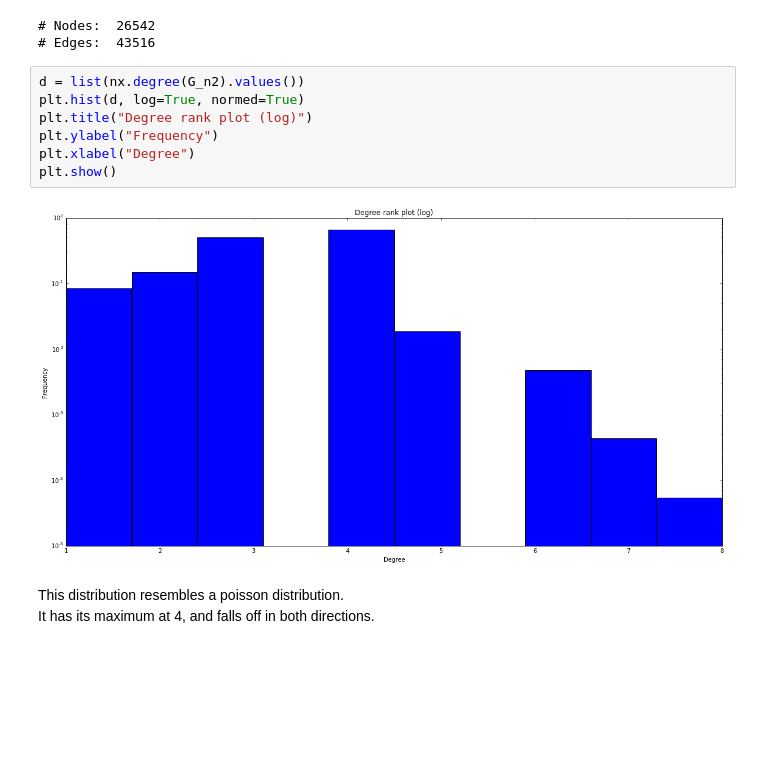
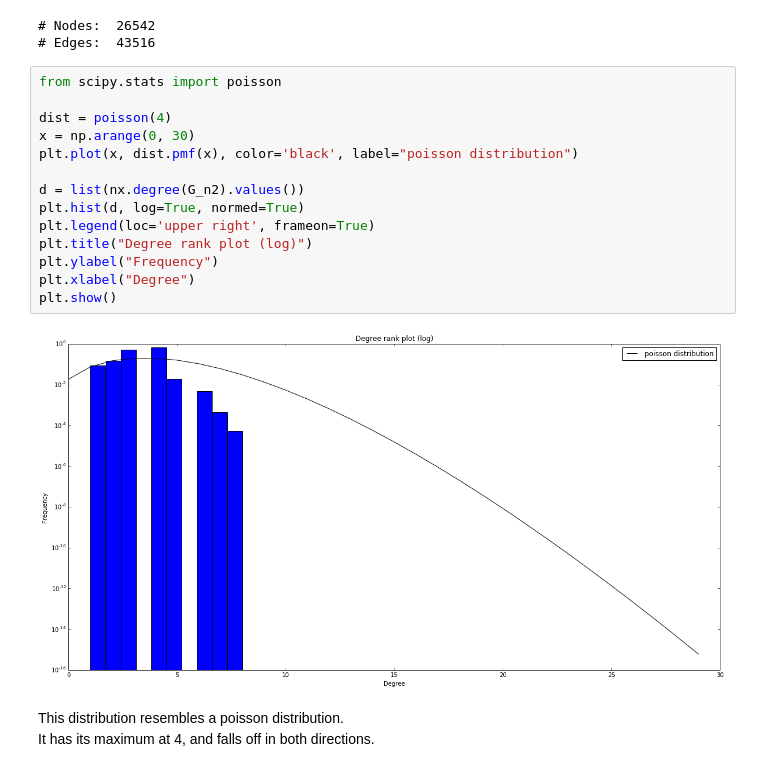
Before and after one commit to roblan11/InternetAnalyticsProject, a Jupyter notebook: ix-lab2/notebooks/ix-lab2-notebook-part1.ipynb, the cells around one changed output. Saved outputs shown, nothing was run; the diff lists cells and outputs as text; blank space fills up the shorter version.

Commit message:
lab2 notebook1 : add poisson distribution + correct some words

```diff
--- a/ix-lab2/notebooks/ix-lab2-notebook-part1.ipynb
+++ b/ix-lab2/notebooks/ix-lab2-notebook-part1.ipynb
@@ -137,14 +137,21 @@ print("# Edges: ", num_edges2)
 # Nodes:  26542
 # Edges:  43516
 # %%
+from scipy.stats import poisson
+
+dist = poisson(4)
+x = np.arange(0, 30)
+plt.plot(x, dist.pmf(x), color='black', label="poisson distribution")
+
 d = list(nx.degree(G_n2).values())
 plt.hist(d, log=True, normed=True)
+plt.legend(loc='upper right', frameon=True)
 plt.title("Degree rank plot (log)")
 plt.ylabel("Frequency")
 plt.xlabel("Degree")
 plt.show()
 # %% [output]
-[figure, old version]
+[figure, new version]
 # %% [markdown]
 This distribution resembles a poisson distribution. <br>
 It has its maximum at 4, and falls off in both directions.
```
Also changed, not shown: parts of 4 cells of this notebook.
